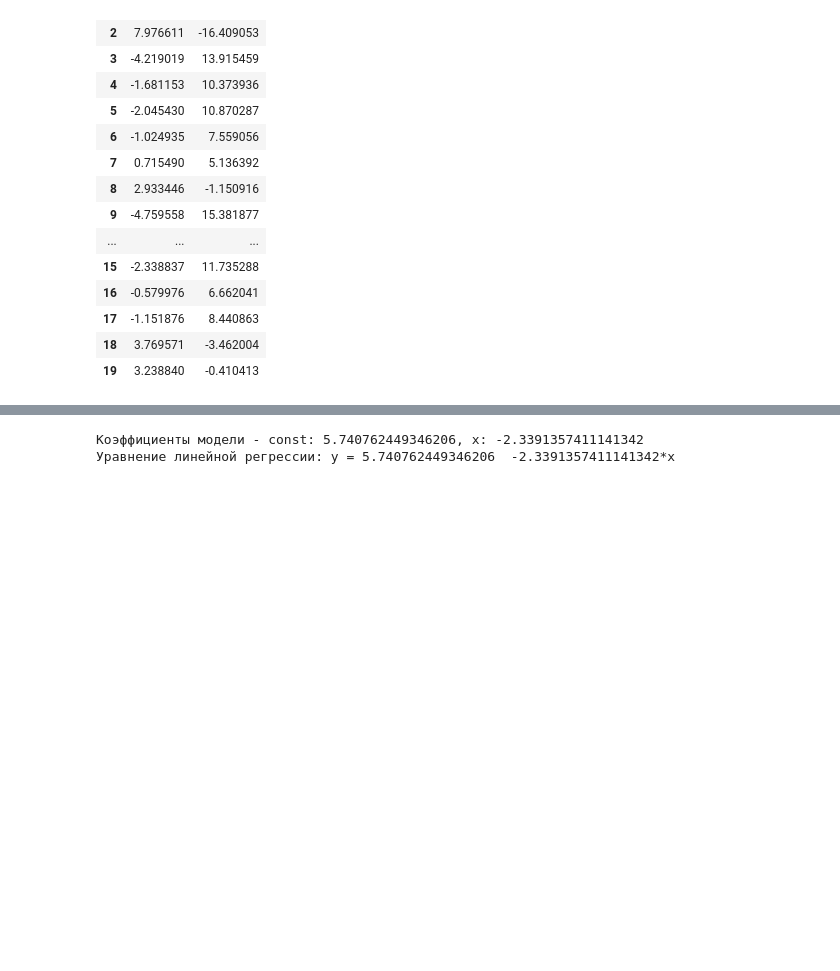
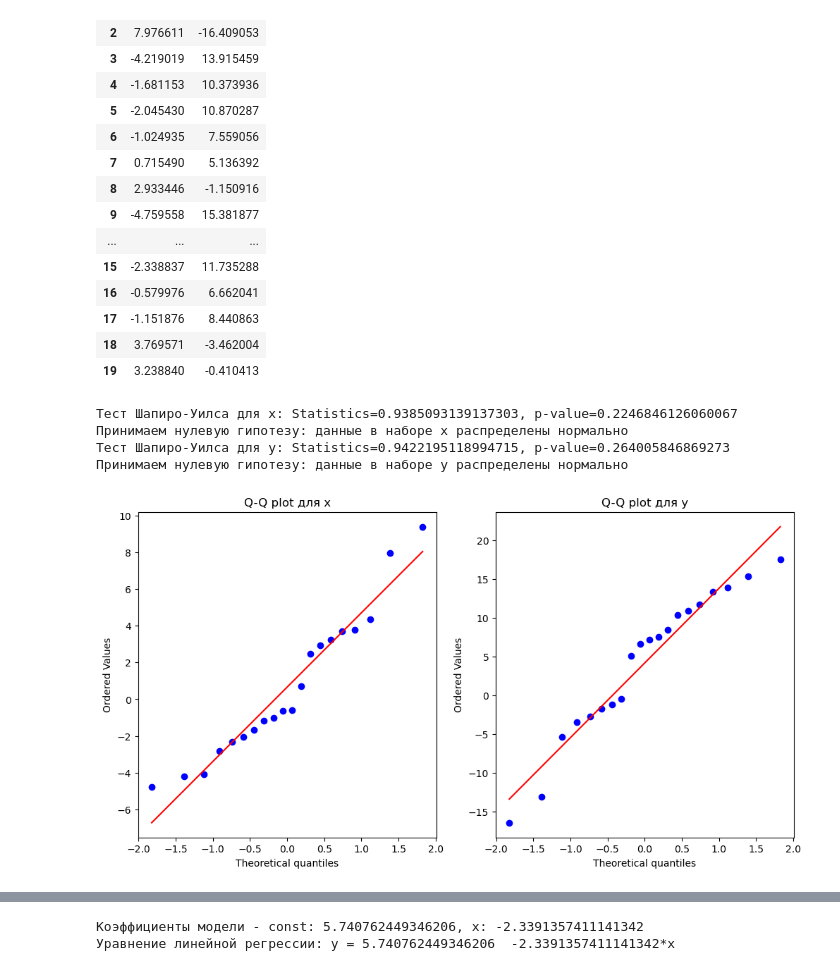
Before and after one commit to Turchkas/SkillFactory, a Jupyter notebook: Математическая статистика. Модуль 5 (HW).ipynb, the cells around one changed output, grey strips where cells are left out. Drawn from its saved outputs; the diff is of its cells as text; code cells hidden in the pictures; blank space fills up the shorter version.

```diff
--- a/Математическая статистика. Модуль 5 (HW).ipynb
+++ b/Математическая статистика. Модуль 5 (HW).ipynb
@@ -276,6 +276,45 @@ df13
 | 17 | -1.151876 | 8.440863 |
 | 18 | 3.769571 | -3.462004 |
 | 19 | 3.238840 | -0.410413 |
+# %%
+#Проверим нормальность данных
+def check_normality(data):
+    stat_x, p_value_x = stats.shapiro(data['x'])
+    stat_y, p_value_y = stats.shapiro(data['y'])
+
+    alpha = 0.05
+
+    print(f'Тест Шапиро-Уилса для x: Statistics={stat_x}, p-value={p_value_x}')
+    if p_value_x < alpha:
+        print("Отвергаем нулевую гипотезу: данные в наборе x не распределены нормально")
+    else:
+        print("Принимаем нулевую гипотезу: данные в наборе x распределены нормально")
+
+    print(f'Тест Шапиро-Уилса для y: Statistics={stat_y}, p-value={p_value_y}')
+    if p_value_y < alpha:
+        print("Отвергаем нулевую гипотезу: данные в наборе y не распределены нормально")
+    else:
+        print("Принимаем нулевую гипотезу: данные в наборе y распределены нормально")
+
+    plt.figure(figsize=(12, 6))
+
+    plt.subplot(1, 2, 1)
+    stats.probplot(data['x'], dist="norm", plot=plt)
+    plt.title('Q-Q plot для x')
+
+    plt.subplot(1, 2, 2)
+    stats.probplot(data['y'], dist="norm", plot=plt)
+    plt.title('Q-Q plot для y')
+
+    plt.show()
+
+check_normality(df13)
+# %% [output]
+Тест Шапиро-Уилса для x: Statistics=0.9385093139137303, p-value=0.2246846126060067
+Принимаем нулевую гипотезу: данные в наборе x распределены нормально
+Тест Шапиро-Уилса для y: Statistics=0.9422195118994715, p-value=0.264005846869273
+Принимаем нулевую гипотезу: данные в наборе y распределены нормально
+[figure, added]
 # %%
 # КРИТЕРИЙ 5
 
```
Also changed, not shown: parts of 9 cells of this notebook.
